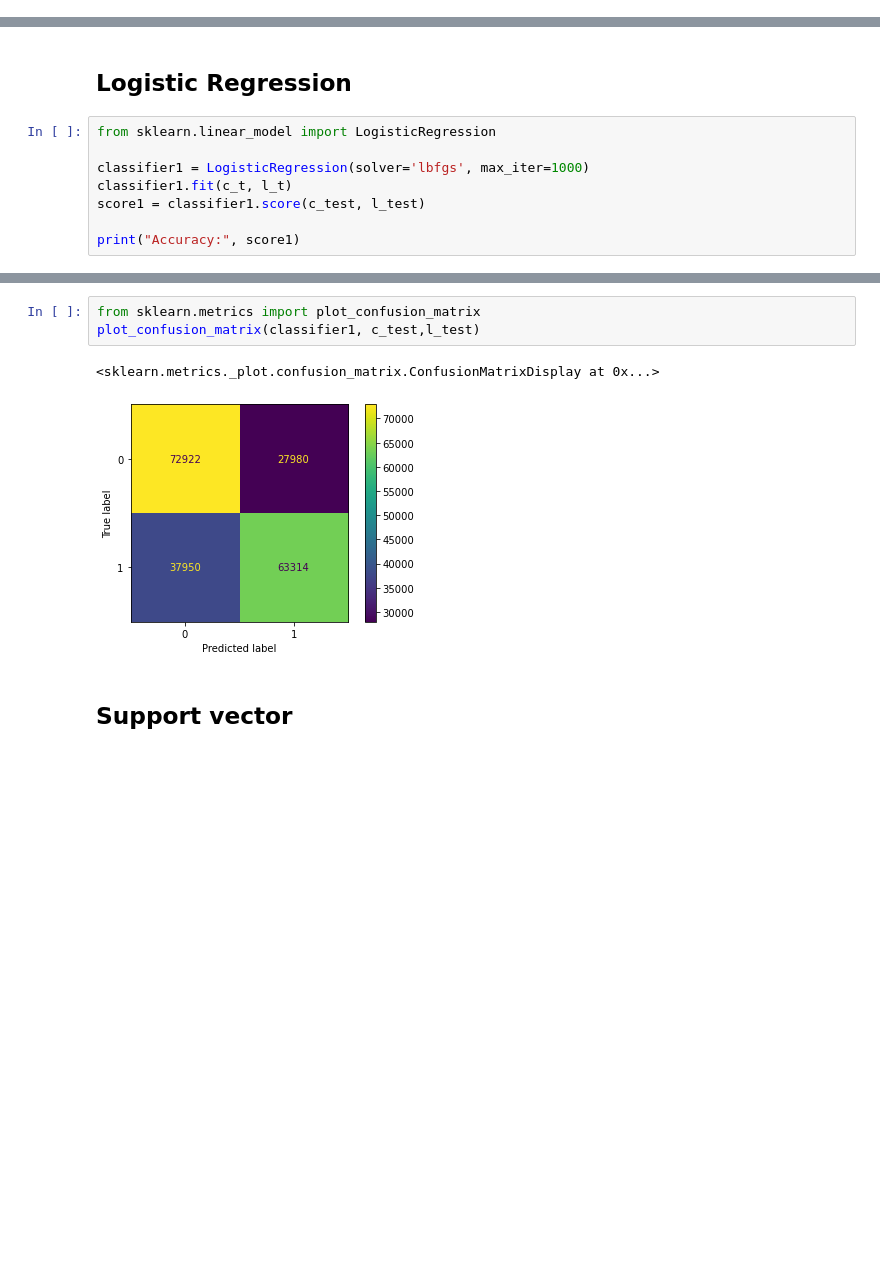
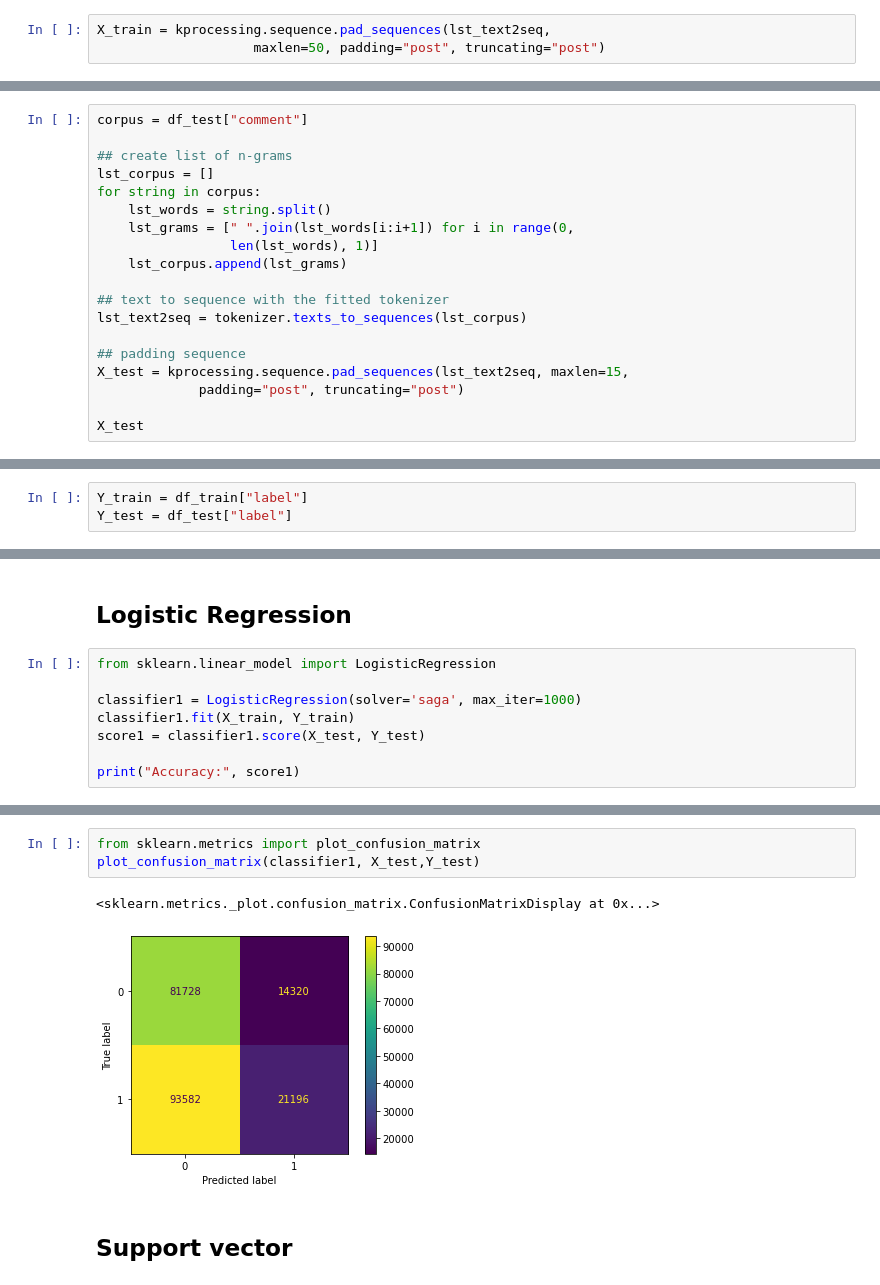
Before and after one commit to LyndaATT/Sarcasm-Detection-on-Reddit, a Jupyter notebook: sarcasm detectionModel.ipynb, the cells around one changed output, grey strips where cells are left out. Cells and saved outputs as stored; diff of their text form; blank space fills up the shorter version.

```diff
--- a/sarcasm detectionModel.ipynb
+++ b/sarcasm detectionModel.ipynb
@@ -248,0 +407,3 @@ print(vectorizer.idf_)
+# %%
+X_train = kprocessing.sequence.pad_sequences(lst_text2seq,
+                    maxlen=50, padding="post", truncating="post")
@@ -248,0 +428,19 @@ print(vectorizer.idf_)
+# %%
+corpus = df_test["comment"]
+
+## create list of n-grams
+lst_corpus = []
+for string in corpus:
+    lst_words = string.split()
+    lst_grams = [" ".join(lst_words[i:i+1]) for i in range(0,
+                 len(lst_words), 1)]
+    lst_corpus.append(lst_grams)
+
+## text to sequence with the fitted tokenizer
+lst_text2seq = tokenizer.texts_to_sequences(lst_corpus)
+
+## padding sequence
+X_test = kprocessing.sequence.pad_sequences(lst_text2seq, maxlen=15,
+             padding="post", truncating="post")
+
+X_test
@@ -248,0 +455,3 @@ print(vectorizer.idf_)
+# %%
+Y_train = df_train["label"]
+Y_test = df_test["label"]
@@ -253,9 +609,9 @@ print(vectorizer.idf_)
 # %%
 from sklearn.linear_model import LogisticRegression
 
-classifier1 = LogisticRegression(solver='lbfgs', max_iter=1000)
-classifier1.fit(c_t, l_t)
-score1 = classifier1.score(c_test, l_test)
+classifier1 = LogisticRegression(solver='saga', max_iter=1000)
+classifier1.fit(X_train, Y_train)
+score1 = classifier1.score(X_test, Y_test)
 
 print("Accuracy:", score1)
 # %% [output]
@@ -272,9 +628,9 @@ array([[72922, 27980],
 # %%
 from sklearn.metrics import plot_confusion_matrix
-plot_confusion_matrix(classifier1, c_test,l_test)
+plot_confusion_matrix(classifier1, X_test,Y_test)
 # %% [output]
 <sklearn.metrics._plot.confusion_matrix.ConfusionMatrixDisplay at 0x...>
-[figure, old version]
+[figure, new version]
 # %% [markdown]
 ## Support vector
 # %%
```
Also changed, not shown: parts of 48 cells of this notebook.
